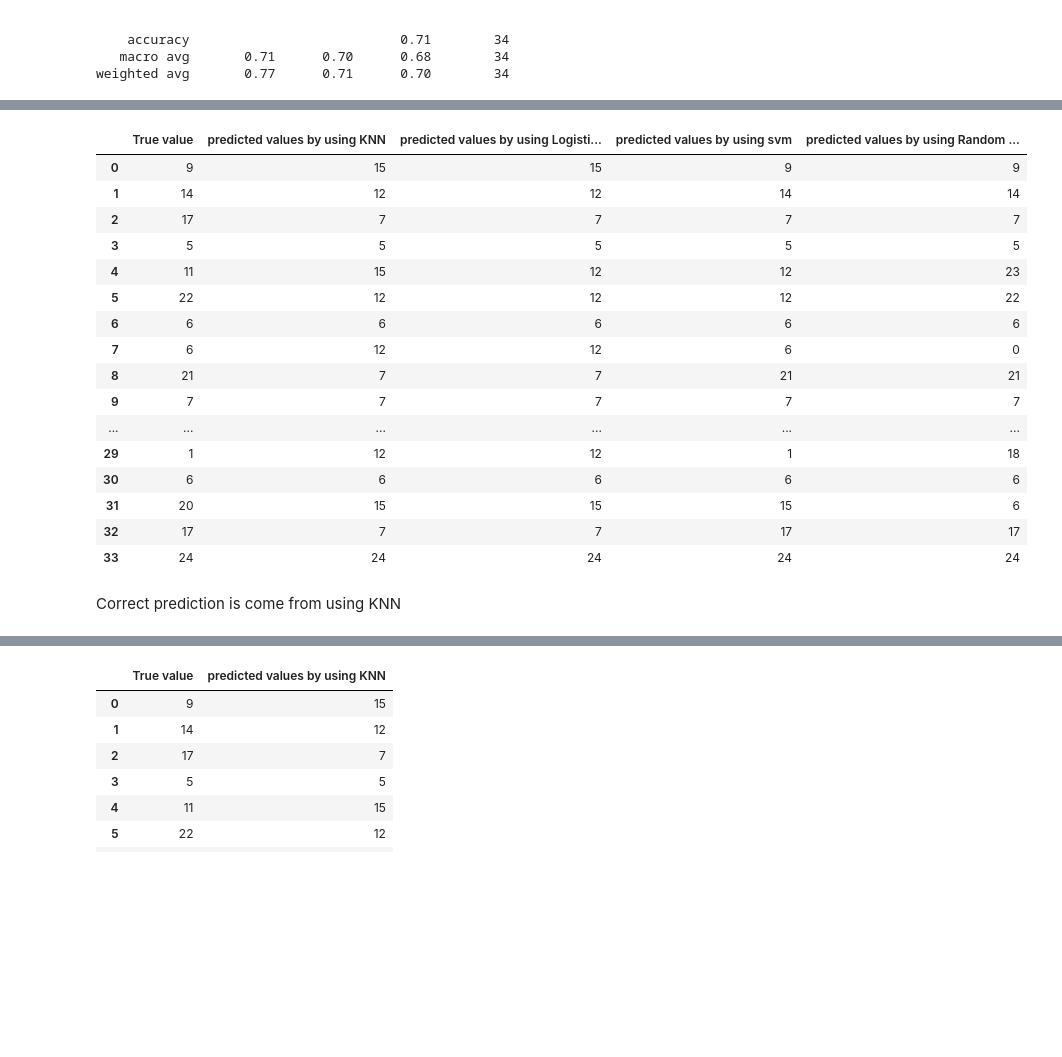
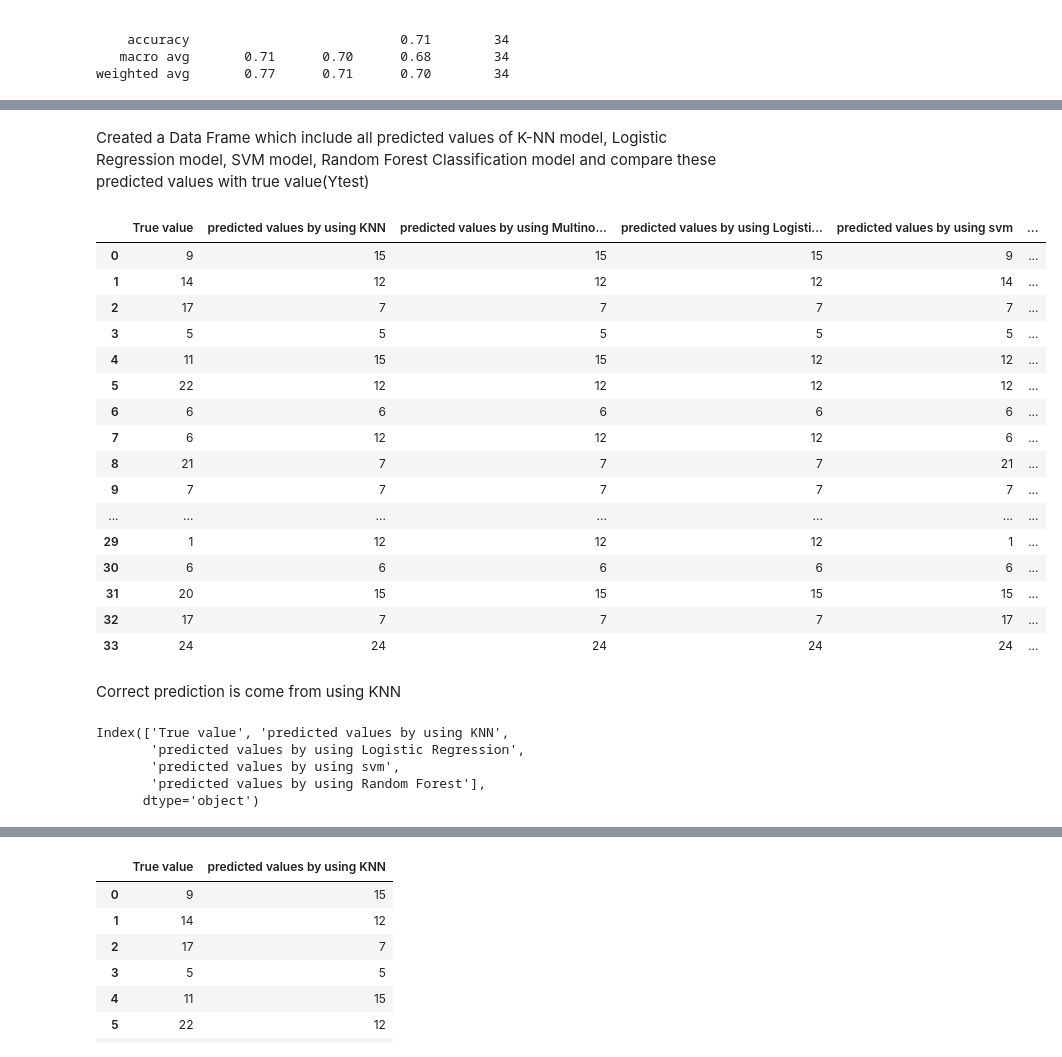
Before and after one commit to abdulmanafpv/Resume-Classification-Model, a Jupyter notebook: Resume Classification Model/Resume Classification.ipynb, the cells around one changed output, grey strips where cells are left out. Saved outputs shown, nothing was run; the diff lists cells and outputs as text; code cells hidden in the pictures; blank space fills up the shorter version.

```diff
--- a/Resume Classification Model/Resume Classification.ipynb
+++ b/Resume Classification Model/Resume Classification.ipynb
@@ -253,9 +257,8 @@ weighted avg       0.90      0.82      0.84        34
 # %% [markdown]
 Using MultinomialNB
 # %%
-from sklearn.naive_bayes import MultinomialNB
 mod2 = OneVsRestClassifier(MultinomialNB()).fit(X_train, y_train)
-prediction = mod2.predict(X_test)
+prediction_MultinomialNB = mod2.predict(X_test)
 print('Accuracy of MultinomialNB Classifier on training set: {:.2f}'.format(mod2.score(X_train, y_train)))
 print('Accuracy of MultinomialNB Classifier on test set: {:.2f}'.format(mod2.score(X_test, y_test)))
 print("\n Classification report for classifier %s:\n%s\n" % (mod2,classification_report(y_test, prediction)))
@@ -384,29 +404,40 @@ weighted avg       0.63      0.53      0.52        34
+# %% [markdown]
+Created a Data Frame which include all predicted values of K-NN model, Logistic Regression model,  SVM model, Random Forest Classification model and compare these predicted values with true value(Ytest)
 # %%
 Y_true=y_test
 Predicted_datas={'True value' : Y_true,
          'predicted values by using KNN': prediction,
+                 'predicted values by using MultinomialNB':prediction_MultinomialNB,
                 'predicted values by using Logistic Regression':prediction_logistic,
                 'predicted values by using svm':prediction_svm,
                 'predicted values by using Random Forest':prediction_random_forest}
 Predicted_datas=pd.DataFrame(Predicted_datas)
 Predicted_datas
 # %% [output]
-|  | True value | predicted values by using KNN | predicted values by using Logisti... | predicted values by using svm | predicted values by using Random ... |
-| 0 | 9 | 15 | 15 | 9 | 9 |
-| 1 | 14 | 12 | 12 | 14 | 14 |
-| 2 | 17 | 7 | 7 | 7 | 7 |
-| 3 | 5 | 5 | 5 | 5 | 5 |
-| 4 | 11 | 15 | 12 | 12 | 23 |
-| 5 | 22 | 12 | 12 | 12 | 22 |
-| 6 | 6 | 6 | 6 | 6 | 6 |
-| 7 | 6 | 12 | 12 | 6 | 0 |
-| 8 | 21 | 7 | 7 | 21 | 21 |
-| 9 | 7 | 7 | 7 | 7 | 7 |
-| ... | ... | ... | ... | ... | ... |
-| 29 | 1 | 12 | 12 | 1 | 18 |
-| 30 | 6 | 6 | 6 | 6 | 6 |
-| 31 | 20 | 15 | 15 | 15 | 6 |
-| 32 | 17 | 7 | 7 | 17 | 17 |
-| 33 | 24 | 24 | 24 | 24 | 24 |
+|  | True value | predicted values by using KNN | predicted values by using Multino... | predicted values by using Logisti... | predicted values by using svm | ... |
+| 0 | 9 | 15 | 15 | 15 | 9 | ... |
+| 1 | 14 | 12 | 12 | 12 | 14 | ... |
+| 2 | 17 | 7 | 7 | 7 | 7 | ... |
+| 3 | 5 | 5 | 5 | 5 | 5 | ... |
+| 4 | 11 | 15 | 15 | 12 | 12 | ... |
+| 5 | 22 | 12 | 12 | 12 | 12 | ... |
+| 6 | 6 | 6 | 6 | 6 | 6 | ... |
+| 7 | 6 | 12 | 12 | 12 | 6 | ... |
+| 8 | 21 | 7 | 7 | 7 | 21 | ... |
+| 9 | 7 | 7 | 7 | 7 | 7 | ... |
+| ... | ... | ... | ... | ... | ... | ... |
+| 29 | 1 | 12 | 12 | 12 | 1 | ... |
+| 30 | 6 | 6 | 6 | 6 | 6 | ... |
+| 31 | 20 | 15 | 15 | 15 | 15 | ... |
+| 32 | 17 | 7 | 7 | 7 | 17 | ... |
+| 33 | 24 | 24 | 24 | 24 | 24 | ... |
 # %% [markdown]
 Correct prediction is come from using KNN
+# %%
+Predicted_datas.columns
+# %% [output]
+Index(['True value', 'predicted values by using KNN',
+       'predicted values by using Logistic Regression',
+       'predicted values by using svm',
+       'predicted values by using Random Forest'],
+      dtype='object')
```
Also changed, not shown: parts of 28 cells of this notebook.
